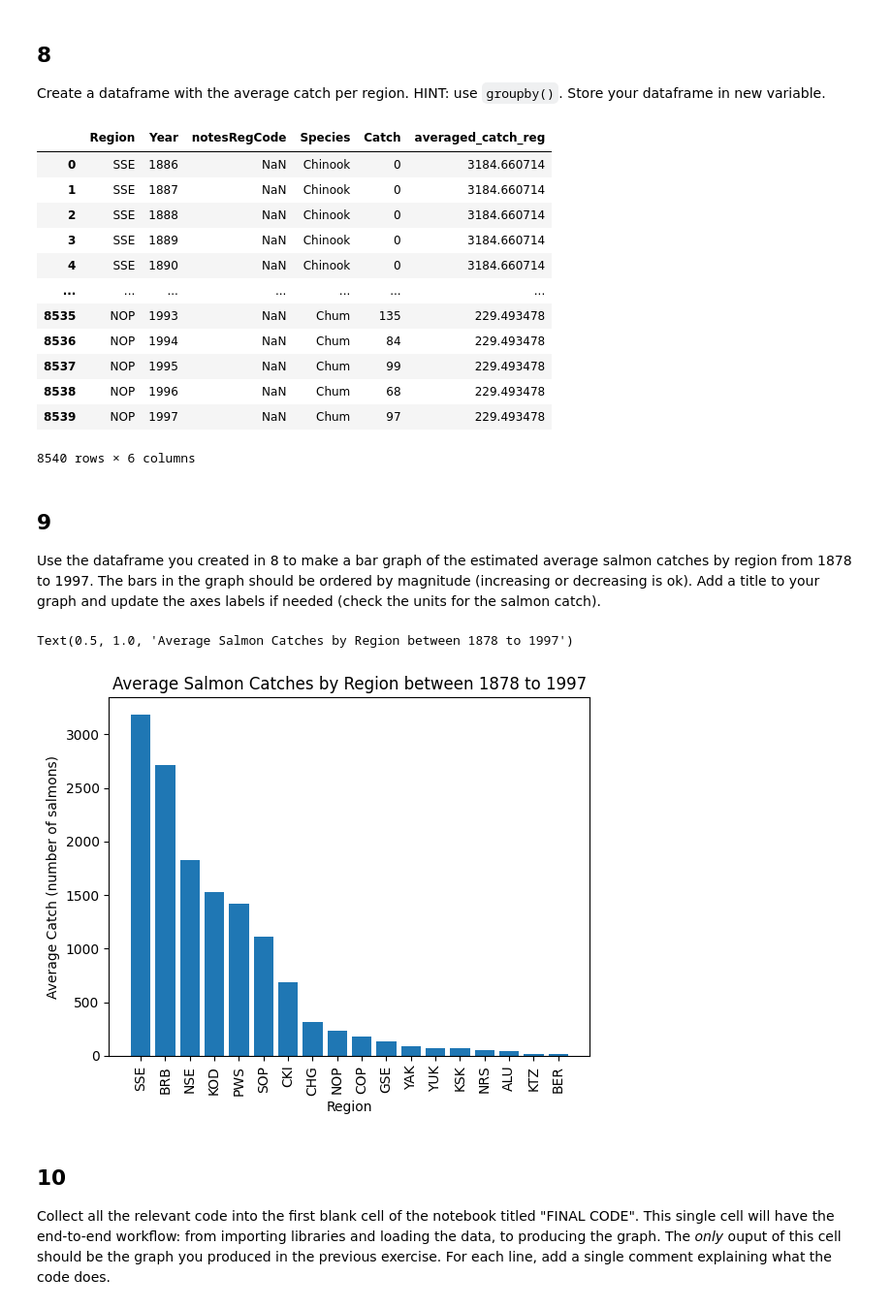
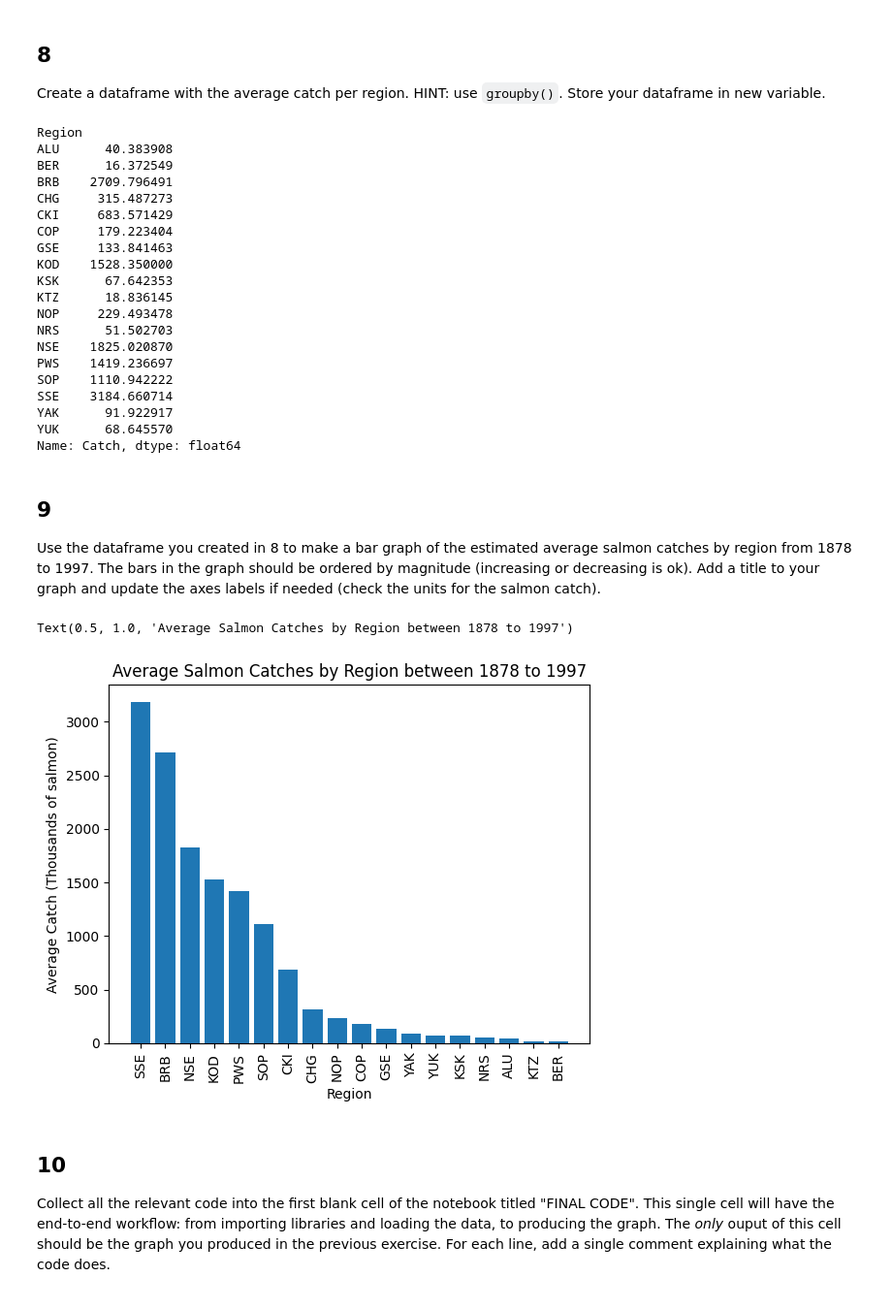
Before and after one commit to floraham/eds220-hwk-2, a Jupyter notebook: hwk2-task3-salmon.ipynb, the cells around one changed output. Shown: that part at 97% size. Drawn from its saved outputs; the diff is of its cells as text; code cells hidden in the pictures.

```diff
--- a/hwk2-task3-salmon.ipynb
+++ b/hwk2-task3-salmon.ipynb
@@ -85,0 +100,9 @@ catch_original.drop("notesRegCode", axis=1)
+# %%
+# print unique values of reg notes, then update dataframe by .dropping() the axis in place. Then lastly, view column to verify
+
+#1
+catch_original.notesRegCode.unique()
+#2
+catch_original.drop("notesRegCode", axis=1, inplace=True)
+#verify
+catch_original
@@ -170,49 +203,52 @@ catch_original
 Create a dataframe with the average catch per region. HINT: use `groupby()`. Store your dataframe in new variable.
 # %%
 # solve exercise here
-new_catch = catch_original
-new_catch['averaged_catch_reg'] = catch_original.groupby('Region')['Catch'].transform('mean')
+# we just want region, year, and catch columns here.
+new_catch = catch_original.groupby('Region')['Catch'].mean()
 new_catch
 # %% [output]
-|  | Region | Year | notesRegCode | Species | Catch | averaged_catch_reg |
-| 0 | SSE | 1886 | NaN | Chinook | 0 | 3184.660714 |
-| 1 | SSE | 1887 | NaN | Chinook | 0 | 3184.660714 |
-| 2 | SSE | 1888 | NaN | Chinook | 0 | 3184.660714 |
-| 3 | SSE | 1889 | NaN | Chinook | 0 | 3184.660714 |
-| 4 | SSE | 1890 | NaN | Chinook | 0 | 3184.660714 |
-| ... | ... | ... | ... | ... | ... | ... |
-| 8535 | NOP | 1993 | NaN | Chum | 135 | 229.493478 |
-| 8536 | NOP | 1994 | NaN | Chum | 84 | 229.493478 |
-| 8537 | NOP | 1995 | NaN | Chum | 99 | 229.493478 |
-| 8538 | NOP | 1996 | NaN | Chum | 68 | 229.493478 |
-| 8539 | NOP | 1997 | NaN | Chum | 97 | 229.493478 |
-8540 rows × 6 columns
+Region
+ALU      40.383908
+BER      16.372549
+BRB    2709.796491
+CHG     315.487273
+CKI     683.571429
+COP     179.223404
+GSE     133.841463
+KOD    1528.350000
+KSK      67.642353
+KTZ      18.836145
+NOP     229.493478
+NRS      51.502703
+NSE    1825.020870
+PWS    1419.236697
+SOP    1110.942222
+SSE    3184.660714
+YAK      91.922917
+YUK      68.645570
+Name: Catch, dtype: float64
 # %% [markdown]
 ## 9
 
 Use the dataframe you created in 8 to make a bar graph of the estimated average salmon catches by region from 1878 to 1997. The bars in the graph should be ordered by magnitude (increasing or decreasing is ok). Add a title  to your graph and update the axes labels if needed (check the units for the salmon catch).
 # %%
-# solve exercise here
-import matplotlib.pyplot as plt
-
 
 # sort regions based on average catch values
-average_catch_reg = new_catch.sort_values(by='averaged_catch_reg', ascending = False)
+average_catch_reg = new_catch.sort_values(ascending = False)
 
 #basically every region should have its own associate value,
 #and then every region should be sorted on the x axis based on magnitude
 
-plt.bar(average_catch_reg['Region'], average_catch_reg['averaged_catch_reg'])
+plt.bar(average_catch_reg.index,average_catch_reg)
 
 #plt.show()
 plt.xticks(rotation=90)
-
 plt.xlabel('Region')
-plt.ylabel('Average Catch (number of salmons)')
+plt.ylabel('Average Catch (Thousands of salmon)')
 plt.title('Average Salmon Catches by Region between 1878 to 1997')
 # %% [output]
 Text(0.5, 1.0, 'Average Salmon Catches by Region between 1878 to 1997')
-[figure, old version]
+[figure, new version]
 # %% [markdown]
 ## 10
 
```
Also changed, not shown: parts of 11 cells of this notebook, 1 other file.
